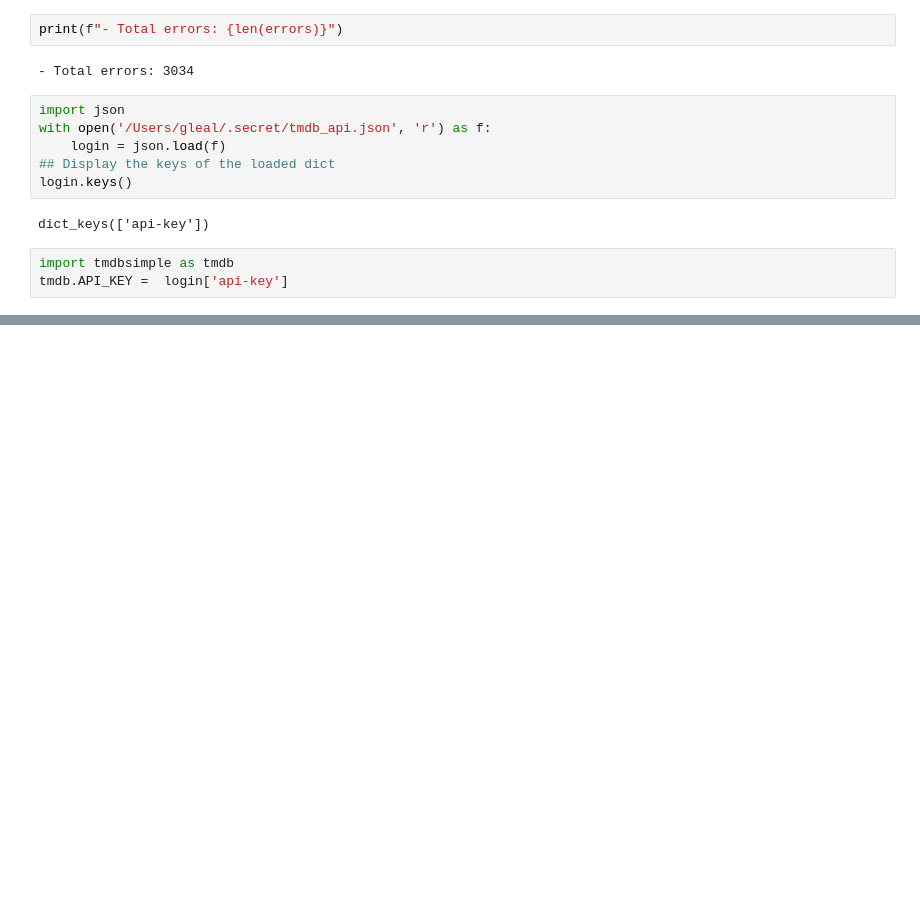
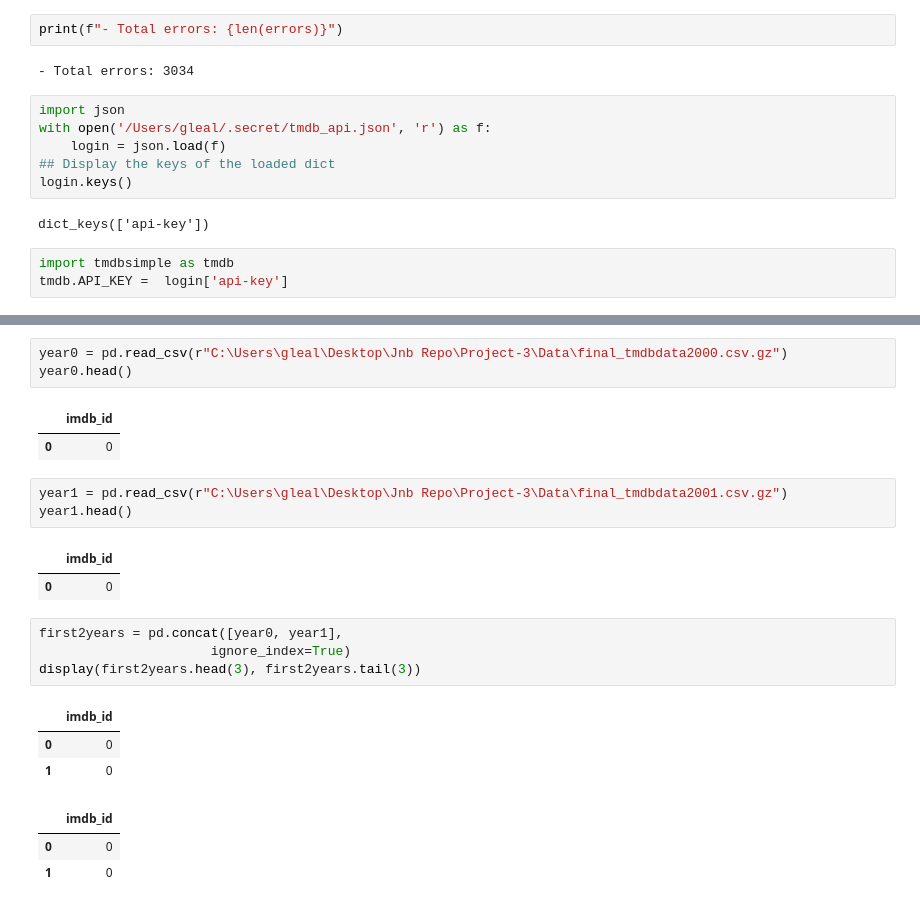
Before and after one commit to GregoryL12/Project-3, a Jupyter notebook: Project 3.ipynb, the cells around one changed output, grey strips where cells are left out. Cells and saved outputs as stored; diff of their text form; blank space fills up the shorter version.

Commit message:
Project 3
Project 3

```diff
--- a/Project 3.ipynb
+++ b/Project 3.ipynb
@@ -455 +545,24 @@ test
  'certification': 'PG-13'}
+# %%
+year0 = pd.read_csv(r"C:\Users\gleal\Desktop\Jnb Repo\Project-3\Data\final_tmdbdata2000.csv.gz")
+year0.head()
+# %% [output]
+|  | imdb_id |
+| 0 | 0 |
+# %%
+year1 = pd.read_csv(r"C:\Users\gleal\Desktop\Jnb Repo\Project-3\Data\final_tmdbdata2001.csv.gz")
+year1.head()
+# %% [output]
+|  | imdb_id |
+| 0 | 0 |
+# %%
+first2years = pd.concat([year0, year1],
+                      ignore_index=True)
+display(first2years.head(3), first2years.tail(3))
+# %% [output]
+|  | imdb_id |
+| 0 | 0 |
+| 1 | 0 |
+|  | imdb_id |
+| 0 | 0 |
+| 1 | 0 |
```
Also changed, not shown: parts of 22 cells of this notebook, 11 other files.
